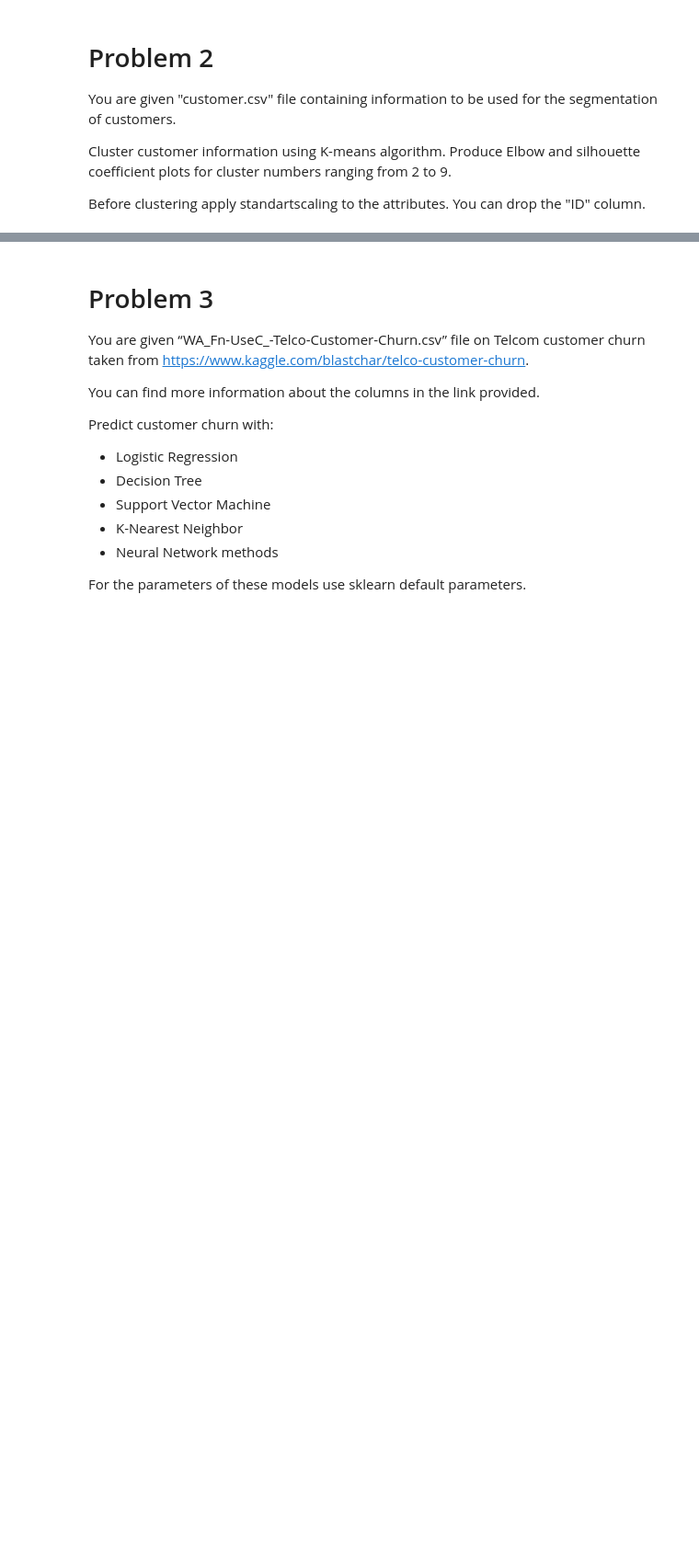
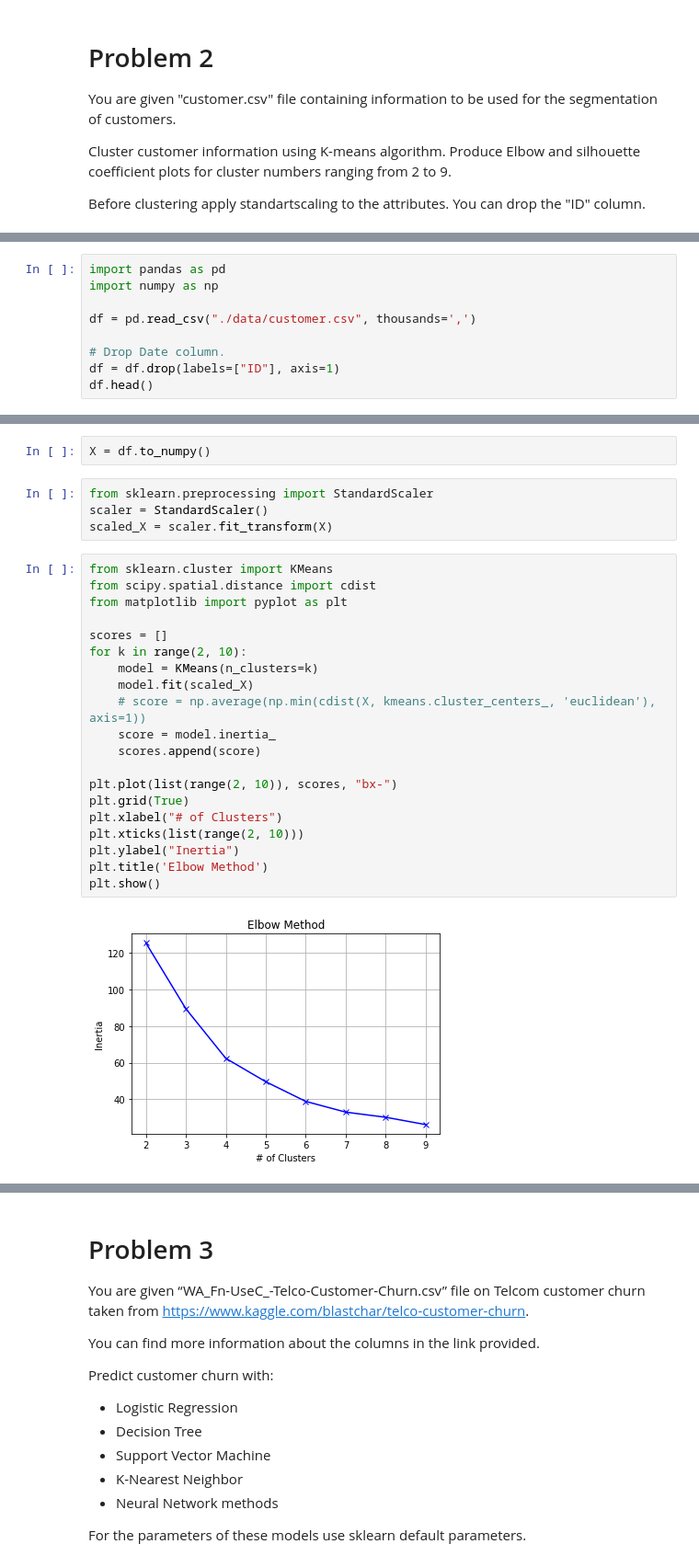
Before and after one commit to yukosgiti/BBL_536E_HW2, a Jupyter notebook: kapany_bbl536e_homework2.ipynb, the cells around one changed output, grey strips where cells are left out. Shown: that part at 92% size. Cells and saved outputs as stored; diff of their text form; blank space fills up the shorter version.

```diff
--- a/kapany_bbl536e_homework2.ipynb
+++ b/kapany_bbl536e_homework2.ipynb
@@ -105,0 +107,9 @@ Before clustering apply standartscaling to the attributes. You can drop the "ID"
+# %%
+import pandas as pd
+import numpy as np
+
+df = pd.read_csv("./data/customer.csv", thousands=',')
+
+# Drop Date column.
+df = df.drop(labels=["ID"], axis=1)
+df.head()
@@ -105,0 +123,28 @@ Before clustering apply standartscaling to the attributes. You can drop the "ID"
+# %%
+X = df.to_numpy()
+# %%
+from sklearn.preprocessing import StandardScaler
+scaler = StandardScaler()
+scaled_X = scaler.fit_transform(X)
+# %%
+from sklearn.cluster import KMeans
+from scipy.spatial.distance import cdist
+from matplotlib import pyplot as plt
+
+scores = []
+for k in range(2, 10):
+    model = KMeans(n_clusters=k)
+    model.fit(scaled_X)
+    # score = np.average(np.min(cdist(X, kmeans.cluster_centers_, 'euclidean'), axis=1))
+    score = model.inertia_
+    scores.append(score)
+
+plt.plot(list(range(2, 10)), scores, "bx-")
+plt.grid(True)
+plt.xlabel("# of Clusters")
+plt.xticks(list(range(2, 10)))
+plt.ylabel("Inertia")
+plt.title('Elbow Method')
+plt.show()
+# %% [output]
+[figure, added]
```
Also changed, not shown: parts of 5 cells of this notebook.
